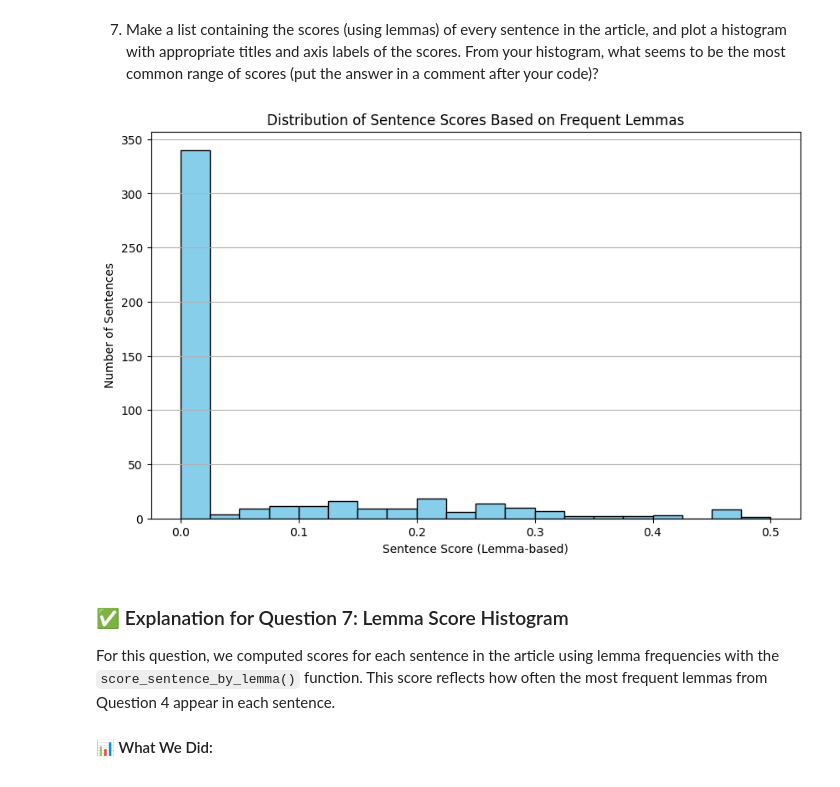
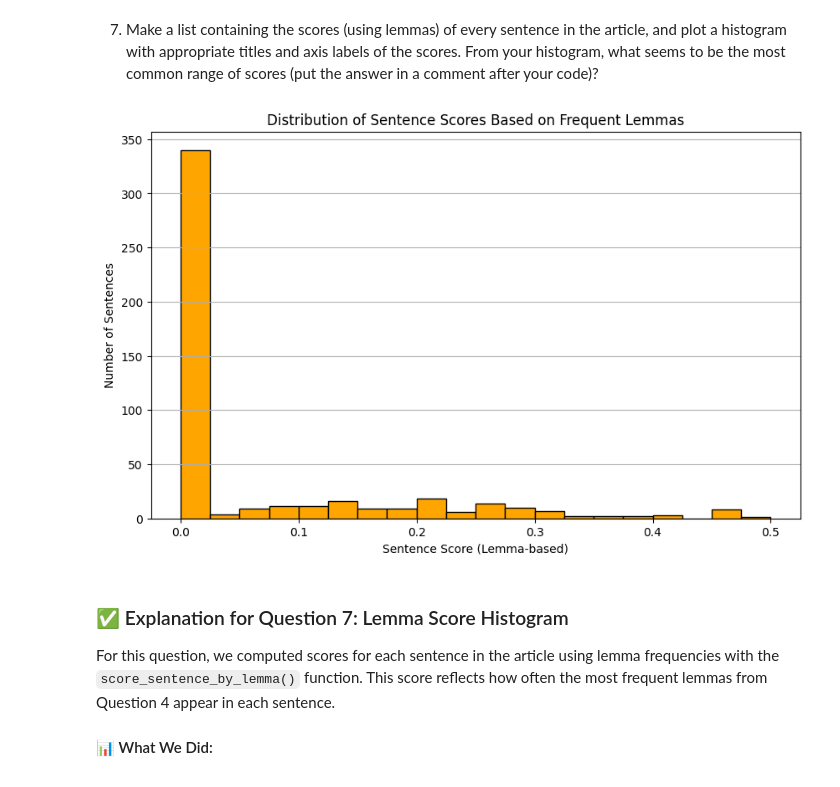
Before and after one commit to Elen-tesfai/web-scraping, a Jupyter notebook: web-scraping.ipynb, the cells around one changed output. Drawn from its saved outputs; the diff is of its cells as text; code cells hidden in the pictures.

Commit message:
Update histogram color to orange in question 7

```diff
--- a/web-scraping.ipynb
+++ b/web-scraping.ipynb
@@ -354,21 +354,21 @@ This distribution helps us understand which sentences are likely to be **less re
 # %%
 import matplotlib.pyplot as plt
 
 # Score all sentences using lemmas
 lemma_scores = [score_sentence_by_lemma(sent.text, interesting_lemmas) for sent in sentences]
 
 # Plot histogram
 plt.figure(figsize=(10,6))
-plt.hist(lemma_scores, bins=20, color='skyblue', edgecolor='black')
+plt.hist(lemma_scores, bins=20, color='orange', edgecolor='black')
 plt.title('Distribution of Sentence Scores Based on Frequent Lemmas')
 plt.xlabel('Sentence Score (Lemma-based)')
 plt.ylabel('Number of Sentences')
 plt.grid(axis='y')
 plt.show()
 
 # From the histogram, the most common range of lemma scores is between 0.0 and 0.05
 # %% [output]
-[figure, old version]
+[figure, new version]
 # %% [markdown]
 ### ✅ Explanation for Question 7: Lemma Score Histogram
 
```
